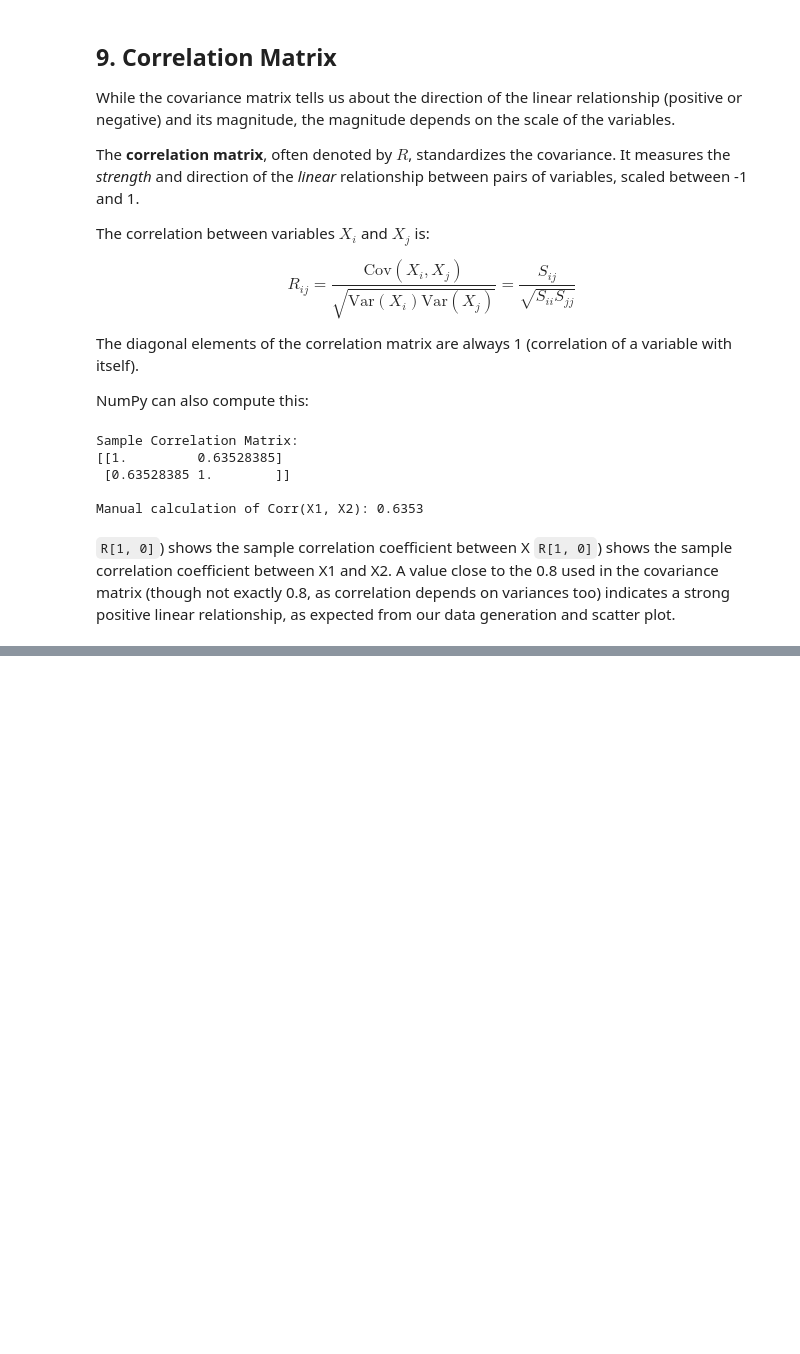
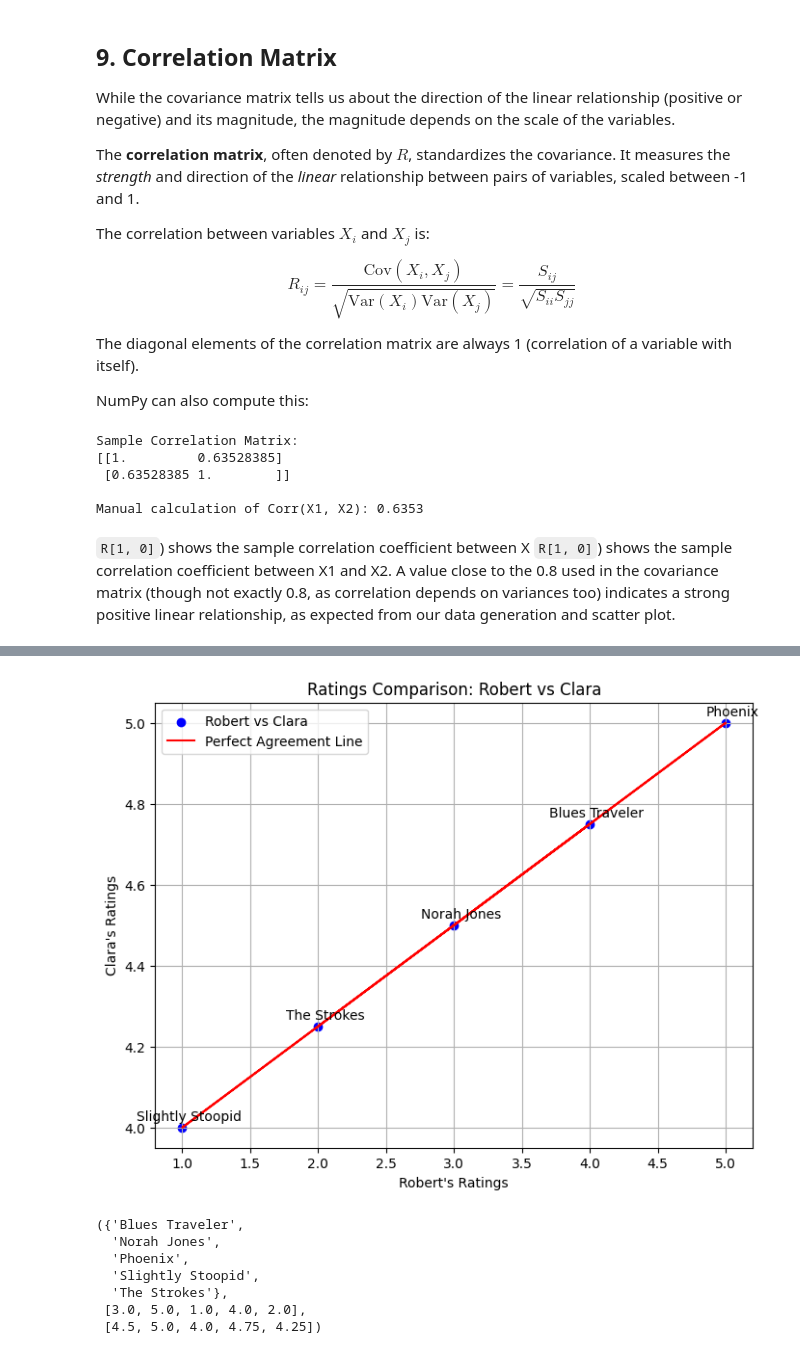
Before and after one commit to fum-cs/data-mining, a Jupyter notebook: notebooks/Covariance-Matrix.ipynb, the cells around one changed output, grey strips where cells are left out. Saved outputs shown, nothing was run; the diff lists cells and outputs as text; code cells hidden in the pictures; blank space fills up the shorter version.

```diff
--- a/notebooks/Covariance-Matrix.ipynb
+++ b/notebooks/Covariance-Matrix.ipynb
@@ -522,0 +519,23 @@ Understanding the covariance matrix is crucial for various data analysis techniq
+# %%
+import numpy as np
+import matplotlib.pyplot as plt
+import pandas as pd
+
+users = {
+    "Angelica": {"Blues Traveler": 3.5, "Broken Bells": 2.0, "Norah Jones": 4.5, "Phoenix": 5.0, "Slightly Stoopid": 1.5, "The Strokes": 2.5, "Vampire Weekend": 2.0},
+    "Bill": {"Blues Traveler": 1.5, "Broken Bells": 3.5, "Deadmau5": 4.0, "Phoenix": 2.0, "Slightly Stoopid": 3.5, "Vampire Weekend": 3.0},
+    "Chan": {"Blues Traveler": 5.0, "Broken Bells": 1.0, "Deadmau5": 1.0, "Norah Jones": 3.0, "Phoenix": 5, "Slightly Stoopid": 1.0},
+    "Dan": {"Blues Traveler": 3.0, "Broken Bells": 4.0, "Deadmau5": 4.5, "Phoenix": 3.0, "Slightly Stoopid": 4.5, "The Strokes": 4.0, "Vampire Weekend": 2.0},
+    "Hailey": {"Broken Bells": 4.0, "Deadmau5": 1.0, "Norah Jones": 4.0, "The Strokes": 4.0, "Vampire Weekend": 1.0},
+    "Jordyn": {"Broken Bells": 4.5, "Deadmau5": 4.0, "Norah Jones": 5.0, "Phoenix": 5.0, "Slightly Stoopid": 4.5, "The Strokes": 4.0, "Vampire Weekend": 4.0},
+    # "Sam": {"Blues Traveler": 5.0, "Broken Bells": 2.0, "Norah Jones": 3.0, "Phoenix": 5.0, "Slightly Stoopid": 4.0, "The Strokes": 5.0},
+    "Veronica": {"Blues Traveler": 3.0, "Norah Jones": 5.0, "Phoenix": 4.0, "Slightly Stoopid": 2.5, "The Strokes": 3.0},
+    "Robert": {"Blues Traveler": 4.0, "Norah Jones": 3.0, "Phoenix": 5.0, "Slightly Stoopid": 1.0, "The Strokes": 2.0},
+    "Clara": {"Blues Traveler": 4.75, "Norah Jones": 4.5, "Phoenix": 5.0, "Slightly Stoopid": 4.0, "The Strokes": 4.25}
+}
+
+# Convert the nested dictionary to a DataFrame
+df_users = pd.DataFrame(users).T  # Transpose to make users as rows and items as columns
+
+# Display the DataFrame
+print(df_users)
@@ -522,0 +611,31 @@ Understanding the covariance matrix is crucial for various data analysis techniq
+# %%
+# Plot ratings of the most similar users with movie names
+user1, user2 = most_similar
+common_items = set(users[user1].keys()) & set(users[user2].keys())
+ratings1 = [users[user1][item] for item in common_items]
+ratings2 = [users[user2][item] for item in common_items]
+
+plt.figure(figsize=(8, 6))
+plt.scatter(ratings1, ratings2, color='blue', label=f"{user1} vs {user2}")
+
+# Annotate each point with the movie name
+for i, item in enumerate(common_items):
+    plt.annotate(item, (ratings1[i], ratings2[i]), textcoords="offset points", xytext=(5, 5), ha='center')
+
+plt.plot(ratings1, ratings2, color='red', label="Perfect Agreement Line")
+plt.title(f"Ratings Comparison: {user1} vs {user2}")
+plt.xlabel(f"{user1}'s Ratings")
+plt.ylabel(f"{user2}'s Ratings")
+plt.legend()
+plt.grid()
+plt.show()
+common_items , ratings1, ratings2
+# %% [output]
+[figure, added]
+({'Blues Traveler',
+  'Norah Jones',
+  'Phoenix',
+  'Slightly Stoopid',
+  'The Strokes'},
+ [3.0, 5.0, 1.0, 4.0, 2.0],
+ [4.5, 5.0, 4.0, 4.75, 4.25])
```
Also changed, not shown: parts of 6 cells of this notebook.
